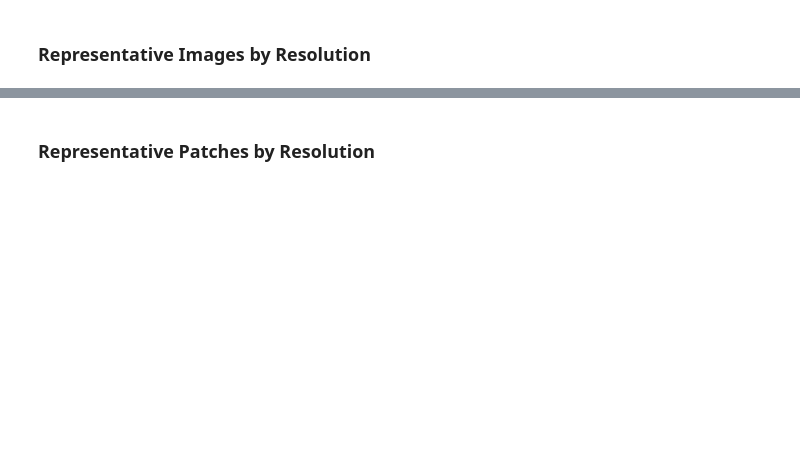
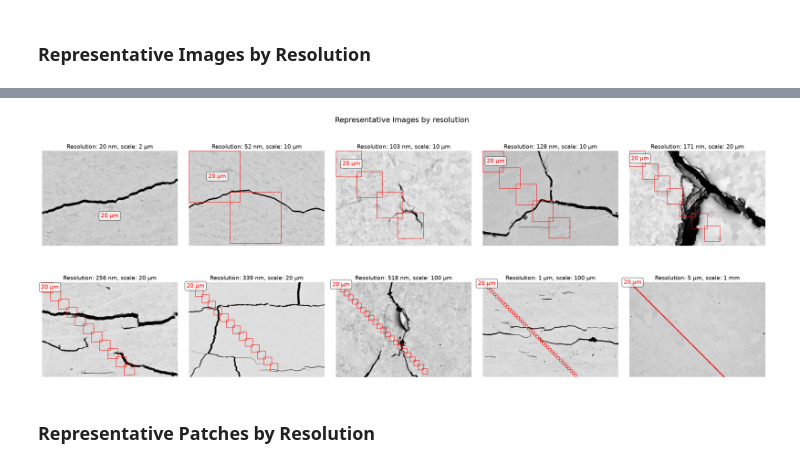
Before and after one commit to ORNL/DamAIge, a Jupyter notebook: notebooks/data_analysis.ipynb, the cells around one changed output, grey strips where cells are left out. Drawn from its saved outputs; the diff is of its cells as text; code cells hidden in the pictures; blank space fills up the shorter version.

```diff
--- a/notebooks/data_analysis.ipynb
+++ b/notebooks/data_analysis.ipynb
@@ -264,2 +193,41 @@ plt.show()
+# %%
+# Physical patch size to display (in meters)
+patch_size_physical = 20e-6  # 20 micrometer
+
+patch_dataset = JUDITHPatchDataset(fov=patch_size_physical, stride_ratio=0.8, preload=True)
+patch_dataset_QBSD = patch_dataset.filter_by_metadata(detector='QBSD')
+# %%
+# Get representative resolutions as strings in scientific notation
+resolutions_sci = np.array([float(f"{r:.1e}") for r in np.sort(patch_dataset_QBSD.unique_meta['resolution'])])
+unique_resolution_str = [f'{ri:.1e}' for ri in resolutions_sci[np.r_[True, np.diff(resolutions_sci) > 0.05 * (resolutions_sci[:-1] + 1e-20)]]]
+
+# Create a grid layout
+n_resolutions = len(unique_resolution_str)
+n_cols = min(5, n_resolutions)  # max 5 columns
+n_rows = int(np.ceil(n_resolutions / n_cols))
+
+fig, axes = plt.subplots(n_rows, n_cols, figsize=(n_cols*5, n_rows*5))
+if n_resolutions == 1:
+    axes = np.array([axes])
+axes = axes.flatten()
+
+for idx, resolution in enumerate(unique_resolution_str):
+    # Find first image with this resolution
+    mask = np.array([f'{ri:.1e}' for ri in patch_dataset_QBSD.metadata['resolution']]) == resolution
+    indices = np.where(mask)[0]
+
+    if len(indices) > 0:
+        img_idx = indices[0]
+        patch_dataset_QBSD.plot_patch_overlays(img_idx, pattern='diagonal', show=False, ax=axes[idx])
+
+# Hide unused subplots
+for idx in range(n_resolutions, len(axes)):
+    axes[idx].axis('off')
+
+plt.tight_layout()
+plt.suptitle('Representative Images by resolution', fontsize=18, y=1.00)
+plt.show()
+# %% [output]
+[figure, added]
 # %% [markdown]
 ### Representative Patches by Resolution
```
Also changed, not shown: parts of 11 cells of this notebook.
